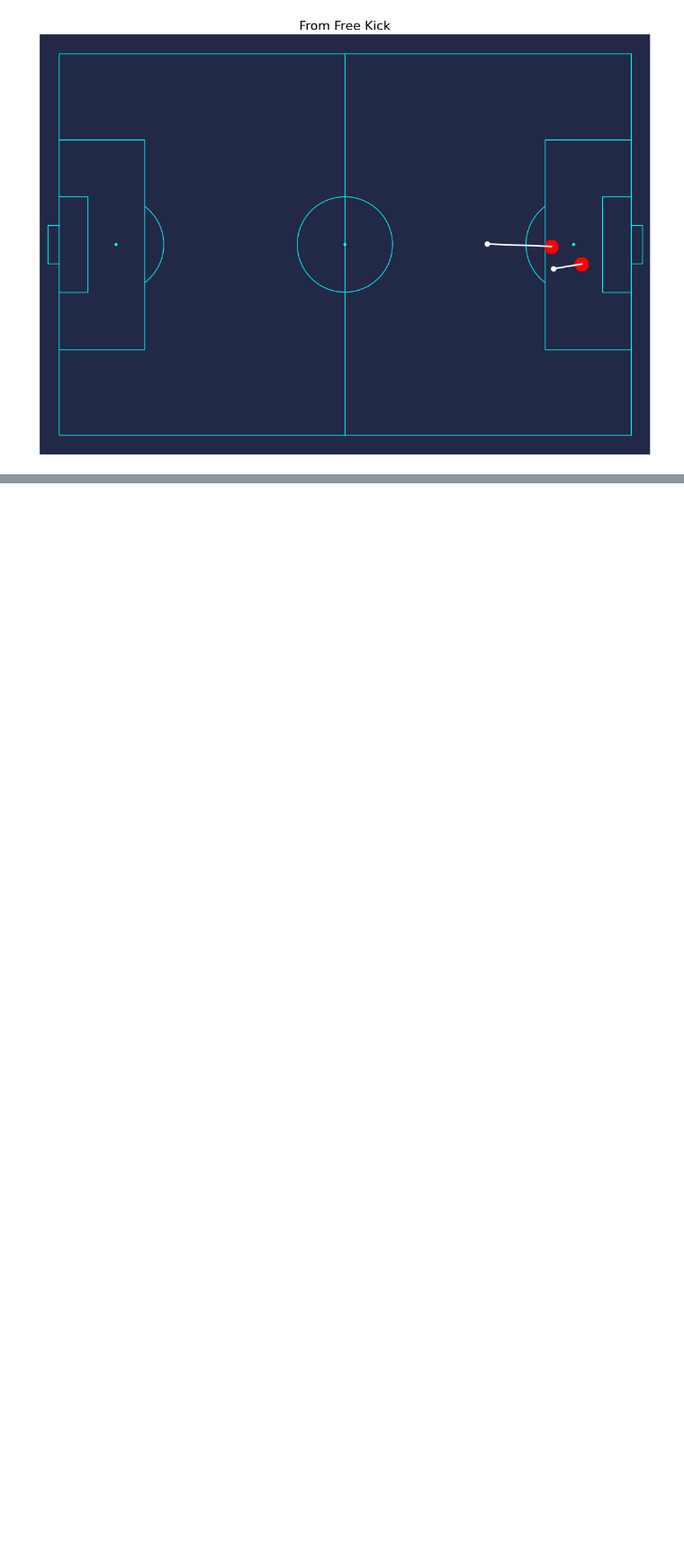
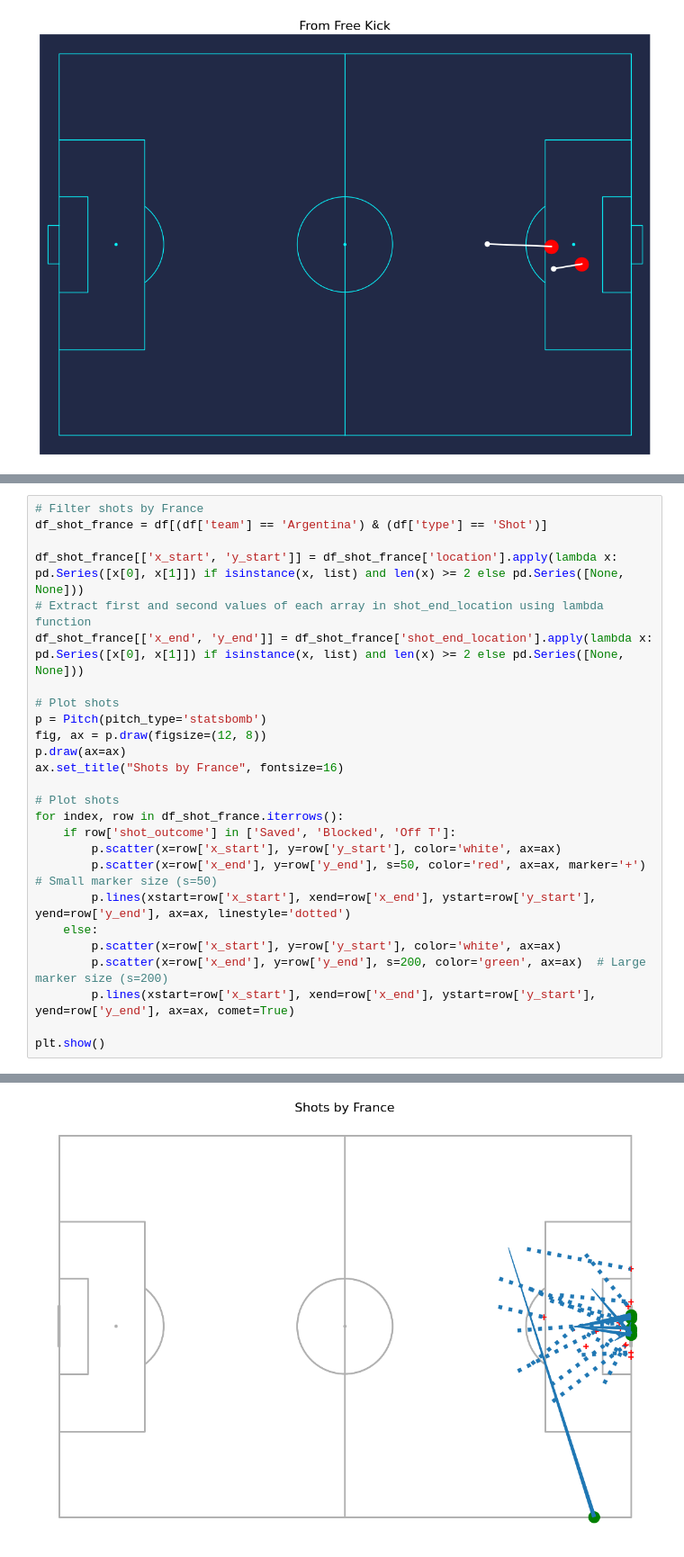
Before and after one commit to asheshh-lal/Football-analytics, a Jupyter notebook: event/match_attack_analysis.ipynb, the cells around one changed output, grey strips where cells are left out. Shown at 90% size. Drawn from its saved outputs; the diff is of its cells as text; blank space fills up the shorter version.

Commit message:
charts added

```diff
--- a/event/match_attack_analysis.ipynb
+++ b/event/match_attack_analysis.ipynb
@@ -431,0 +473,27 @@ array(['Regular Play', 'From Free Kick', 'From Goal Kick',
+# %%
+# Filter shots by France
+df_shot_france = df[(df['team'] == 'Argentina') & (df['type'] == 'Shot')]
+
+df_shot_france[['x_start', 'y_start']] = df_shot_france['location'].apply(lambda x: pd.Series([x[0], x[1]]) if isinstance(x, list) and len(x) >= 2 else pd.Series([None, None]))
+# Extract first and second values of each array in shot_end_location using lambda function
+df_shot_france[['x_end', 'y_end']] = df_shot_france['shot_end_location'].apply(lambda x: pd.Series([x[0], x[1]]) if isinstance(x, list) and len(x) >= 2 else pd.Series([None, None]))
+
+# Plot shots
+p = Pitch(pitch_type='statsbomb')
+fig, ax = p.draw(figsize=(12, 8))
+p.draw(ax=ax)
+ax.set_title("Shots by France", fontsize=16)
+
+# Plot shots
+for index, row in df_shot_france.iterrows():
+    if row['shot_outcome'] in ['Saved', 'Blocked', 'Off T']:
+        p.scatter(x=row['x_start'], y=row['y_start'], color='white', ax=ax)
+        p.scatter(x=row['x_end'], y=row['y_end'], s=50, color='red', ax=ax, marker='+')  # Small marker size (s=50)
+        p.lines(xstart=row['x_start'], xend=row['x_end'], ystart=row['y_start'], yend=row['y_end'], ax=ax, linestyle='dotted')
+    else:
+        p.scatter(x=row['x_start'], y=row['y_start'], color='white', ax=ax)
+        p.scatter(x=row['x_end'], y=row['y_end'], s=200, color='green', ax=ax)  # Large marker size (s=200)
+        p.lines(xstart=row['x_start'], xend=row['x_end'], ystart=row['y_start'], yend=row['y_end'], ax=ax, comet=True)
+
+plt.show()
+# %% [output]
@@ -431,0 +520 @@ array(['Regular Play', 'From Free Kick', 'From Goal Kick',
+[figure, added]
```
Also changed, not shown: parts of 3 cells of this notebook, 2 other files.
